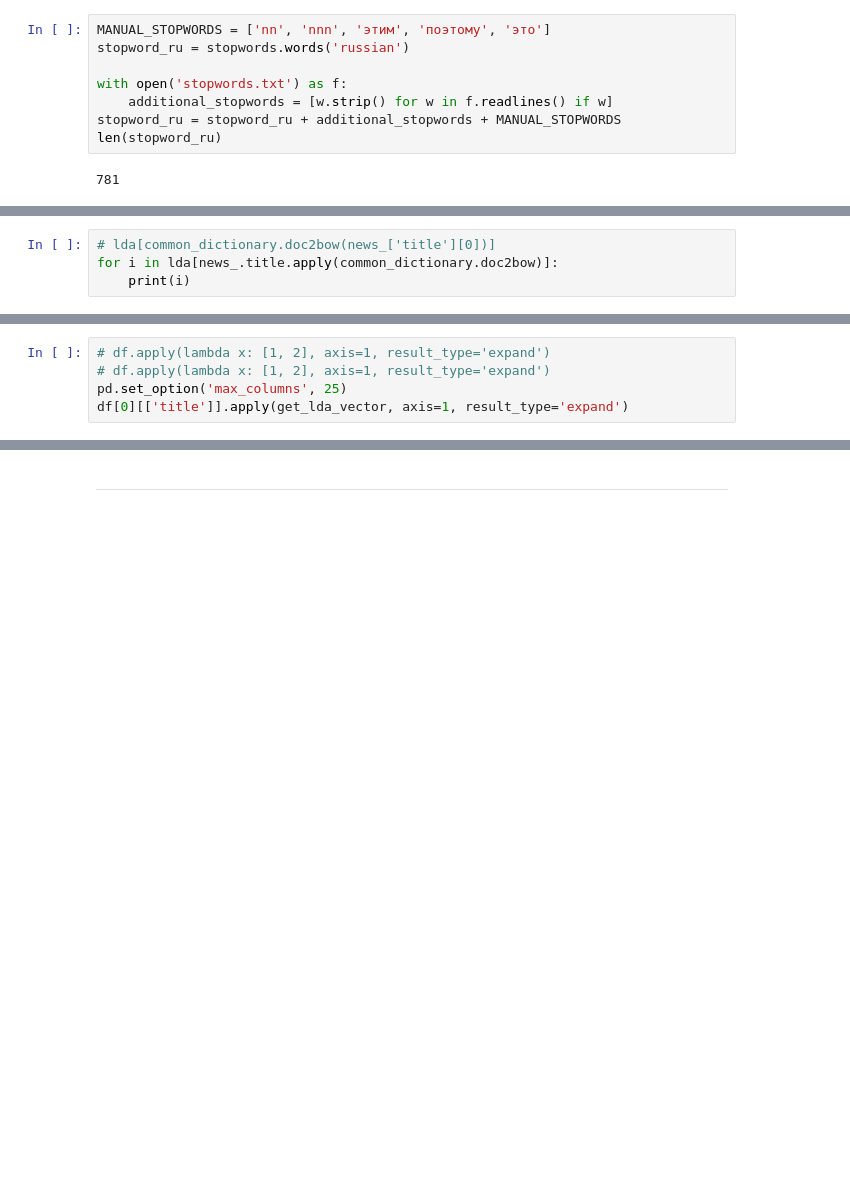
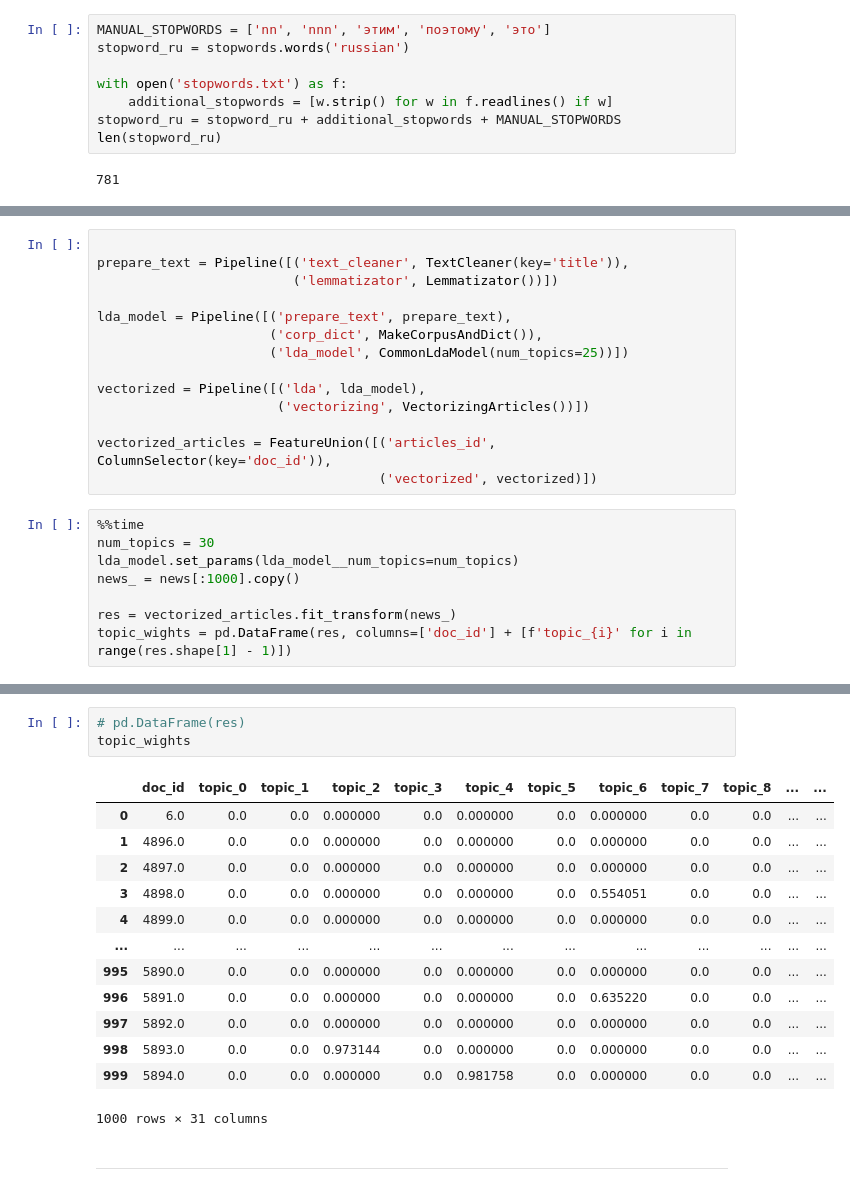
Before and after one commit to DenisLezin/GB_ML_in_busines_old, a Jupyter notebook: HW2_DenisL.ipynb, the cells around one changed output, grey strips where cells are left out. Saved outputs shown, nothing was run; the diff lists cells and outputs as text; blank space fills up the shorter version.

Commit message:
Add files via upload
HW2_DenisL
finished pipeline which vectorizing articles

```diff
--- a/HW2_DenisL.ipynb
+++ b/HW2_DenisL.ipynb
@@ -248,4 +252,0 @@ df
-# %%
-# lda[common_dictionary.doc2bow(news_['title'][0])]
-for i in lda[news_.title.apply(common_dictionary.doc2bow)]:
-    print(i)
@@ -270,5 +252,0 @@ for i in lda[news_.title.apply(common_dictionary.doc2bow)]:
-# %%
-# df.apply(lambda x: [1, 2], axis=1, result_type='expand')
-# df.apply(lambda x: [1, 2], axis=1, result_type='expand')
-pd.set_option('max_columns', 25)
-df[0][['title']].apply(get_lda_vector, axis=1, result_type='expand')
@@ -288,0 +253,22 @@ df[0][['title']].apply(get_lda_vector, axis=1, result_type='expand')
+# %%
+
+prepare_text = Pipeline([('text_cleaner', TextCleaner(key='title')),
+                         ('lemmatizator', Lemmatizator())])
+
+lda_model = Pipeline([('prepare_text', prepare_text),
+                      ('corp_dict', MakeCorpusAndDict()),
+                      ('lda_model', CommonLdaModel(num_topics=25))])
+
+vectorized = Pipeline([('lda', lda_model),
+                       ('vectorizing', VectorizingArticles())])
+
+vectorized_articles = FeatureUnion([('articles_id', ColumnSelector(key='doc_id')),
+                                    ('vectorized', vectorized)])
+# %%
+%%time
+num_topics = 30
+lda_model.set_params(lda_model__num_topics=num_topics)
+news_ = news[:1000].copy()
+
+res = vectorized_articles.fit_transform(news_)
+topic_wights = pd.DataFrame(res, columns=['doc_id'] + [f'topic_{i}' for i in range(res.shape[1] - 1)])
@@ -289,3 +287,20 @@ df[0][['title']].apply(get_lda_vector, axis=1, result_type='expand')
+# %%
+# pd.DataFrame(res)
+topic_wights
+# %% [output]
+|  | doc_id | topic_0 | topic_1 | topic_2 | topic_3 | topic_4 | topic_5 | topic_6 | topic_7 | topic_8 | ... | ... |
+| 0 | 6.0 | 0.0 | 0.0 | 0.000000 | 0.0 | 0.000000 | 0.0 | 0.000000 | 0.0 | 0.0 | ... | ... |
+| 1 | 4896.0 | 0.0 | 0.0 | 0.000000 | 0.0 | 0.000000 | 0.0 | 0.000000 | 0.0 | 0.0 | ... | ... |
+| 2 | 4897.0 | 0.0 | 0.0 | 0.000000 | 0.0 | 0.000000 | 0.0 | 0.000000 | 0.0 | 0.0 | ... | ... |
+| 3 | 4898.0 | 0.0 | 0.0 | 0.000000 | 0.0 | 0.000000 | 0.0 | 0.554051 | 0.0 | 0.0 | ... | ... |
+| 4 | 4899.0 | 0.0 | 0.0 | 0.000000 | 0.0 | 0.000000 | 0.0 | 0.000000 | 0.0 | 0.0 | ... | ... |
+| ... | ... | ... | ... | ... | ... | ... | ... | ... | ... | ... | ... | ... |
+| 995 | 5890.0 | 0.0 | 0.0 | 0.000000 | 0.0 | 0.000000 | 0.0 | 0.000000 | 0.0 | 0.0 | ... | ... |
+| 996 | 5891.0 | 0.0 | 0.0 | 0.000000 | 0.0 | 0.000000 | 0.0 | 0.635220 | 0.0 | 0.0 | ... | ... |
+| 997 | 5892.0 | 0.0 | 0.0 | 0.000000 | 0.0 | 0.000000 | 0.0 | 0.000000 | 0.0 | 0.0 | ... | ... |
+| 998 | 5893.0 | 0.0 | 0.0 | 0.973144 | 0.0 | 0.000000 | 0.0 | 0.000000 | 0.0 | 0.0 | ... | ... |
+| 999 | 5894.0 | 0.0 | 0.0 | 0.000000 | 0.0 | 0.981758 | 0.0 | 0.000000 | 0.0 | 0.0 | ... | ... |
+1000 rows × 31 columns
 # %% [markdown]
 ---
 # %%
```
Also changed, not shown: parts of 12 cells of this notebook.
